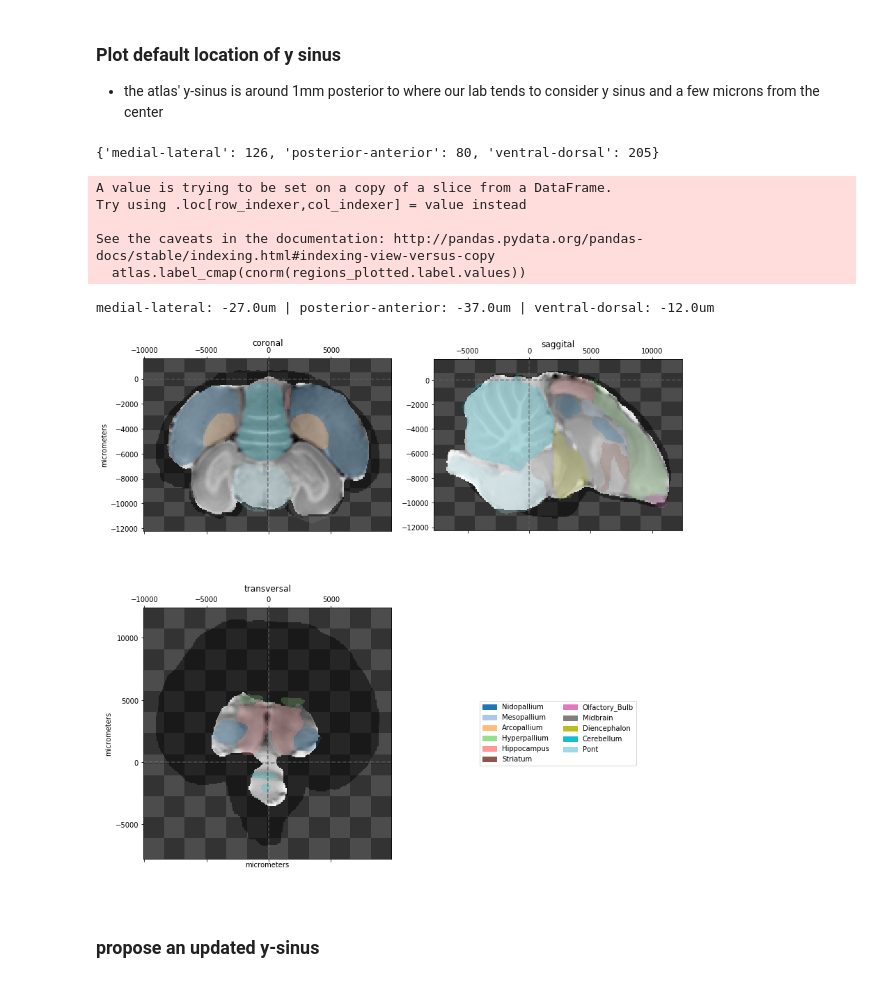
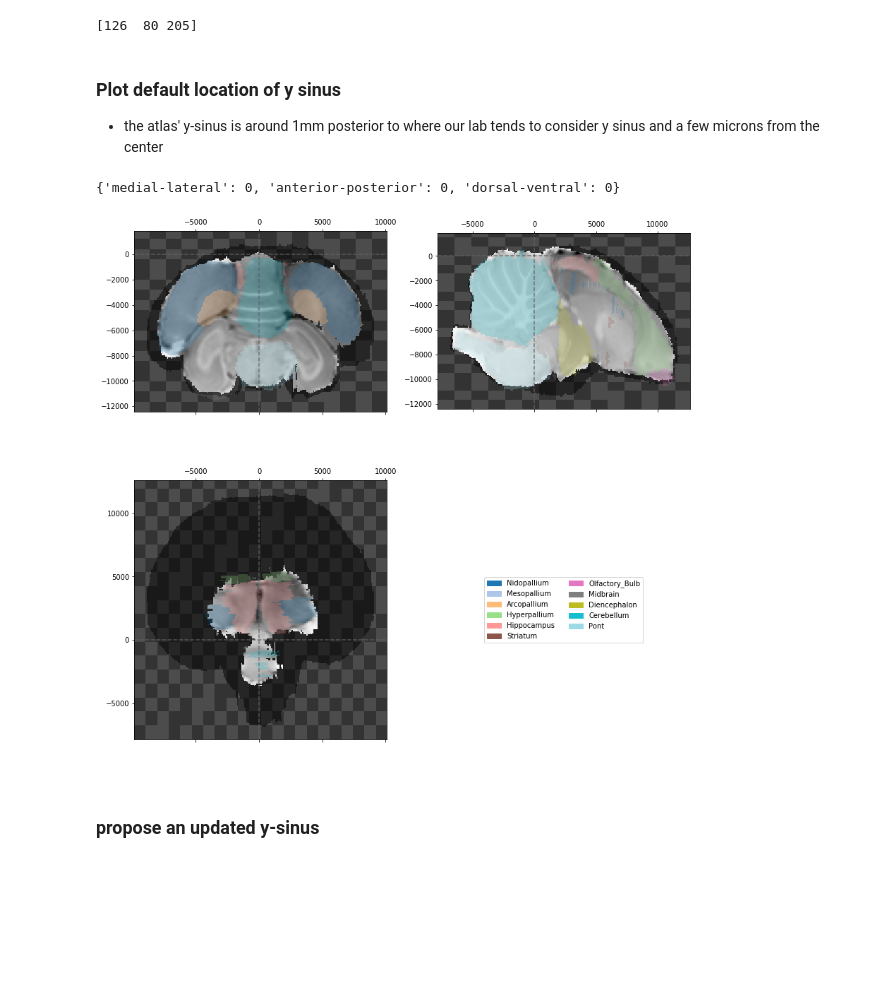
Before and after one commit to timsainb/birdbrain, a Jupyter notebook: notebooks/starling/0.1-find_y_sinus.ipynb, the cells around one changed output. Cells and saved outputs as stored; diff of their text form; code cells hidden in the pictures; blank space fills up the shorter version.

```diff
--- a/notebooks/starling/0.1-find_y_sinus.ipynb
+++ b/notebooks/starling/0.1-find_y_sinus.ipynb
@@ -14,7 +18,7 @@ dset_dir = '../../data/processed/starling/'
 starling_atlas = atlas(
     dset_dir = dset_dir,
     um_mult = 100,
-    smoothing = ['Brain', 'Brainregions']
+    smoothing = []#['Brain', 'Brainregions']
 )
 # %% [output]
 qform_code 32 not valid; setting to 0
@@ -31,23 +40,18 @@ Atlas created
+# %%
+# initial location of y sinus
+ysin_in_um = [0,0,0]
+# get the voxel location
+y_sin_in_vox = um_to_vox(ysin_in_um, starling_atlas.voxel_data.loc['Brain','affine'], starling_atlas.um_mult, starling_atlas.y_sinus_um_transform)
+print(y_sin_in_vox)
+# %% [output]
+[126  80 205]
 # %% [markdown]
 ### Plot default location of y sinus
 - the atlas' y-sinus is around 1mm posterior to where our lab tends to consider y sinus and a few microns from the center
-# %%
-# initial location of y sinus
-ysin_in_um = {"medial-lateral":0, "posterior-anterior":0, "ventral-dorsal":0}
-# get the voxel location
-y_sin_in_vox = um_to_vox(starling_atlas.voxel_data.loc['Brain','affine'], ysin_in_um, starling_atlas.um_mult, starling_atlas.y_sinus_um_transform)
-print(y_sin_in_vox)
-# %% [output]
-{'medial-lateral': 126, 'posterior-anterior': 80, 'ventral-dorsal': 205}
-# %%
-plot_location_coordinates(starling_atlas, y_sin_in_vox, "Brainregions", region_alpha = 0.25, zoom =6);
-# %% [output]
-A value is trying to be set on a copy of a slice from a DataFrame.
-Try using .loc[row_indexer,col_indexer] = value instead
-
-See the caveats in the documentation: http://pandas.pydata.org/pandas-docs/stable/indexing.html#indexing-view-versus-copy
-  atlas.label_cmap(cnorm(regions_plotted.label.values))
-medial-lateral: -27.0um | posterior-anterior: -37.0um | ventral-dorsal: -12.0um
-[figure, removed]
+# %%
+plot_2d_coordinates(starling_atlas, point_in_um= [0,0,0]);
+# %% [output]
+{'medial-lateral': 0, 'anterior-posterior': 0, 'dorsal-ventral': 0}
+[figure, added]
 # %% [markdown]
 ### propose an updated y-sinus
```
Also changed, not shown: parts of 13 cells of this notebook, 14 other files.
